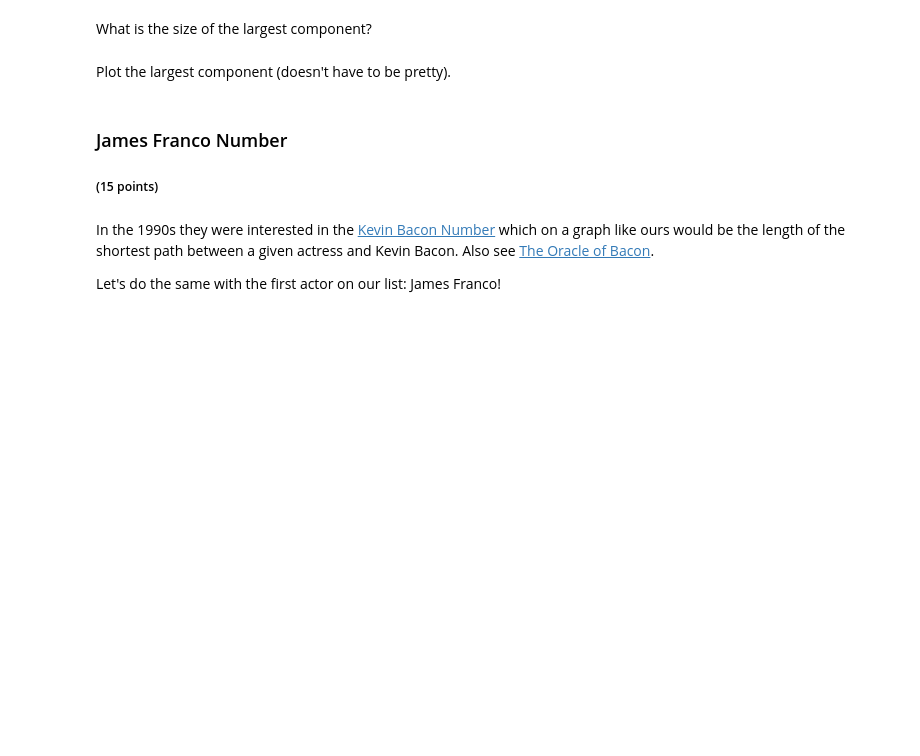
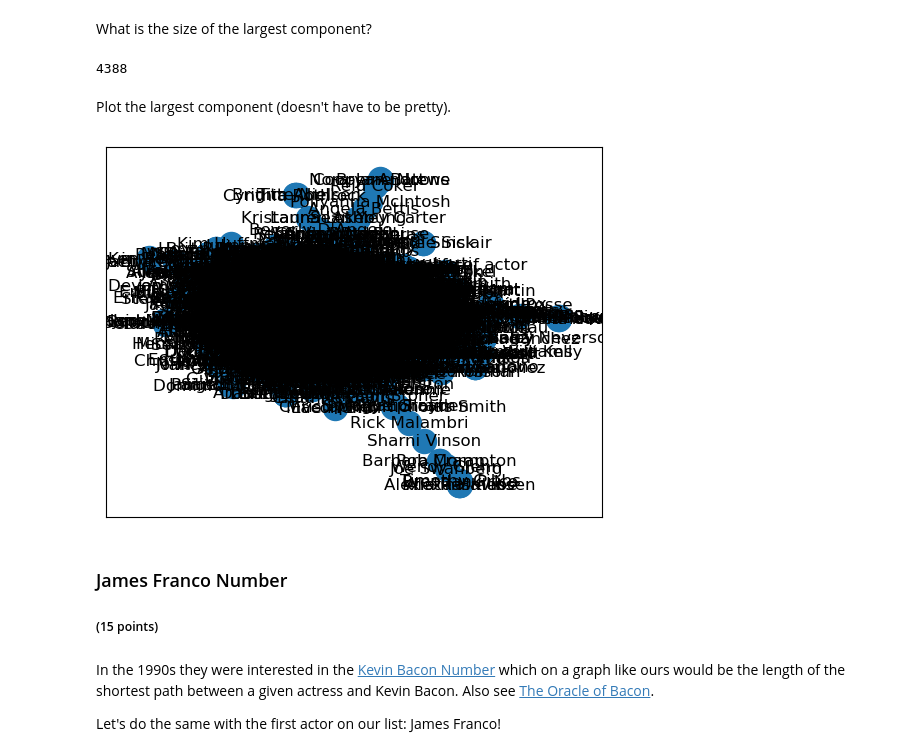
Before and after one commit to EyalGrinberg/Data-Science-Applications-ex4, a Jupyter notebook: hw4.ipynb, the cells around one changed output. Saved outputs shown, nothing was run; the diff lists cells and outputs as text; code cells hidden in the pictures; blank space fills up the shorter version.

```diff
--- a/hw4.ipynb
+++ b/hw4.ipynb
@@ -174,2 +307,7 @@ What is the size of the largest component?
+# %%
+largest_comp = A.subgraph(max(nx.connected_components(A), key = len))
+len(largest_comp)
+# %% [output]
+4388
 # %% [markdown]
 Plot the largest component (doesn't have to be pretty).
@@ -178,3 +314,7 @@ Plot the largest component (doesn't have to be pretty).
+# %%
+nx.draw_networkx(largest_comp)
+# %% [output]
+[figure, added]
 # %% [markdown]
 ### James Franco Number
 
```
Also changed, not shown: parts of 53 cells of this notebook, 1 other file.
